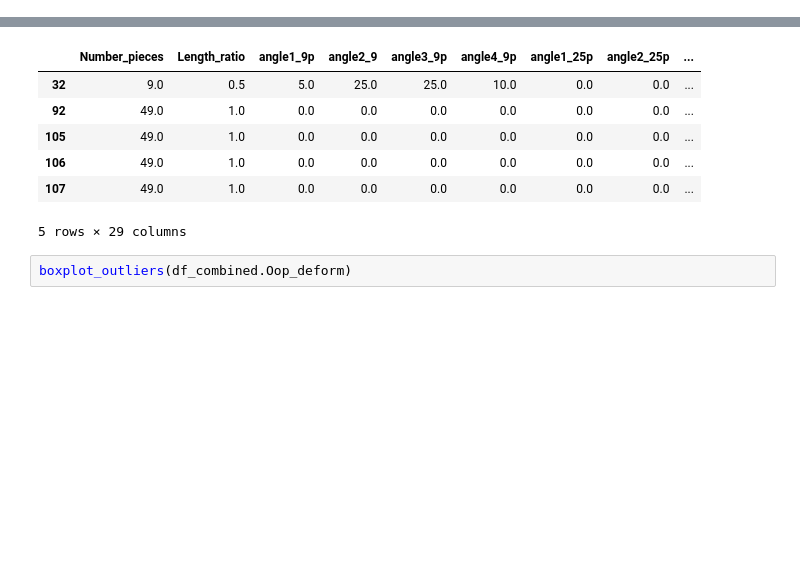
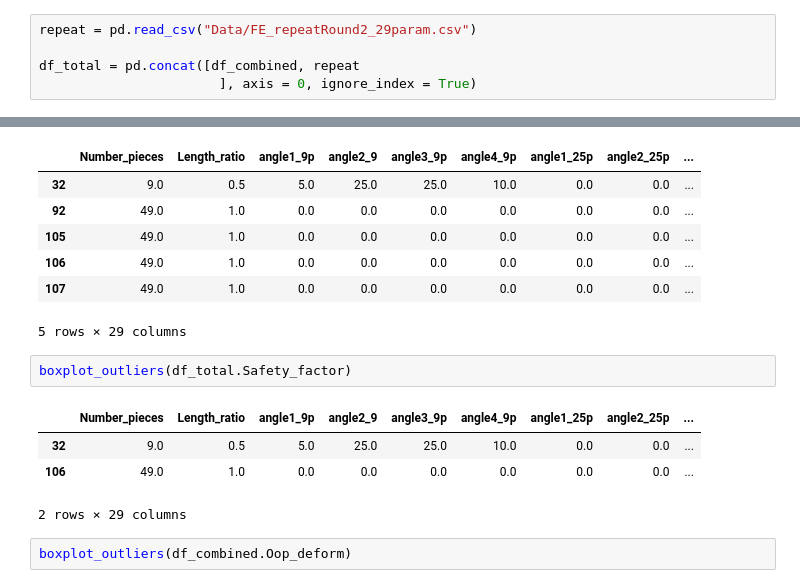
Before and after one commit to Razybehbahani/ML, a Jupyter notebook: FE_analysis/Outliers.ipynb, the cells around one changed output, grey strips where cells are left out. Cells and saved outputs as stored; diff of their text form; blank space fills up the shorter version.

```diff
--- a/FE_analysis/Outliers.ipynb
+++ b/FE_analysis/Outliers.ipynb
@@ -26 +32,6 @@ df_combined = pd.concat([df1, df2, df3, df4, df5, df6, df7, df8 , df9
+# %%
+repeat = pd.read_csv("Data/FE_repeatRound2_29param.csv")
+
+df_total = pd.concat([df_combined, repeat
+                       ], axis = 0, ignore_index = True)
 # %%
@@ -471,6 +488,13 @@ boxplot_outliers(df_combined.Safety_factor)
 | 106 | 49.0 | 1.0 | 0.0 | 0.0 | 0.0 | 0.0 | 0.0 | 0.0 | ... |
 | 107 | 49.0 | 1.0 | 0.0 | 0.0 | 0.0 | 0.0 | 0.0 | 0.0 | ... |
 5 rows × 29 columns
+# %%
+boxplot_outliers(df_total.Safety_factor)
+# %% [output]
+|  | Number_pieces | Length_ratio | angle1_9p | angle2_9 | angle3_9p | angle4_9p | angle1_25p | angle2_25p | ... |
+| 32 | 9.0 | 0.5 | 5.0 | 25.0 | 25.0 | 10.0 | 0.0 | 0.0 | ... |
+| 106 | 49.0 | 1.0 | 0.0 | 0.0 | 0.0 | 0.0 | 0.0 | 0.0 | ... |
+2 rows × 29 columns
 # %%
 boxplot_outliers(df_combined.Oop_deform)
 # %% [output]
```
Also changed, not shown: parts of 24 cells of this notebook, 4 other files.
